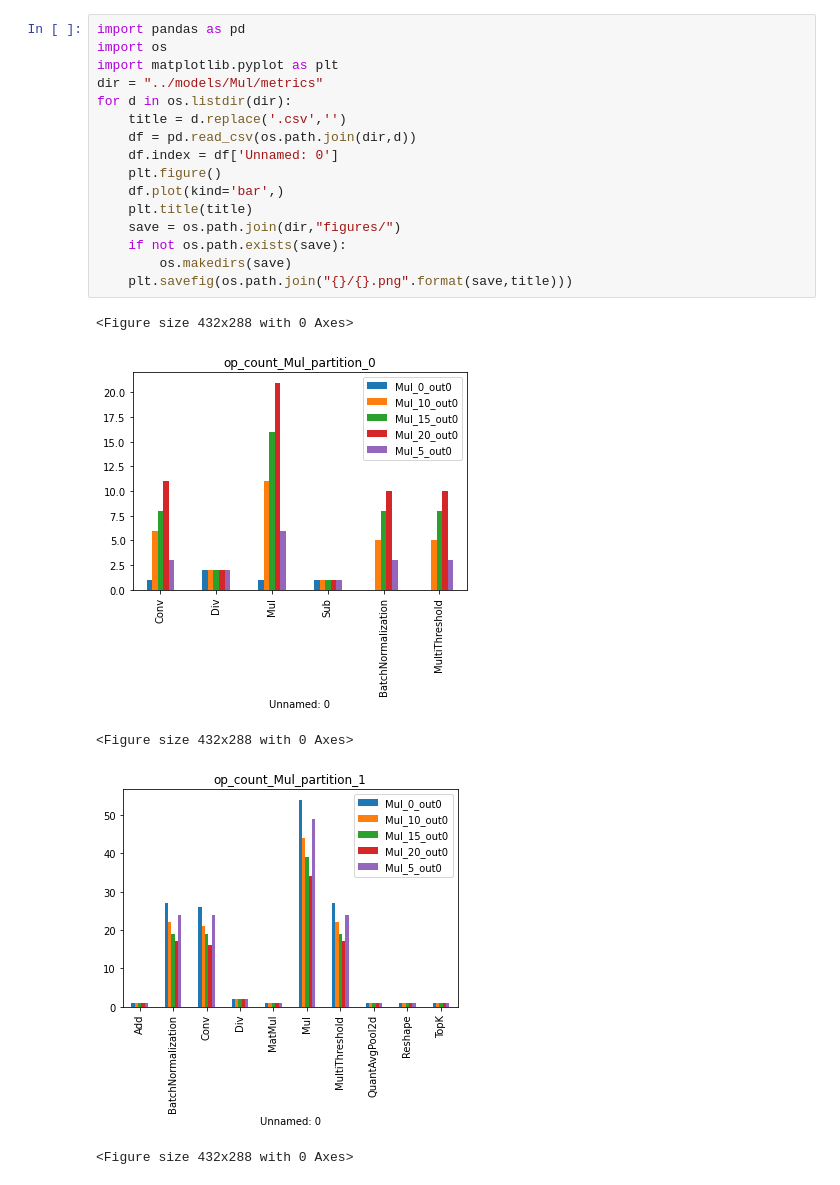
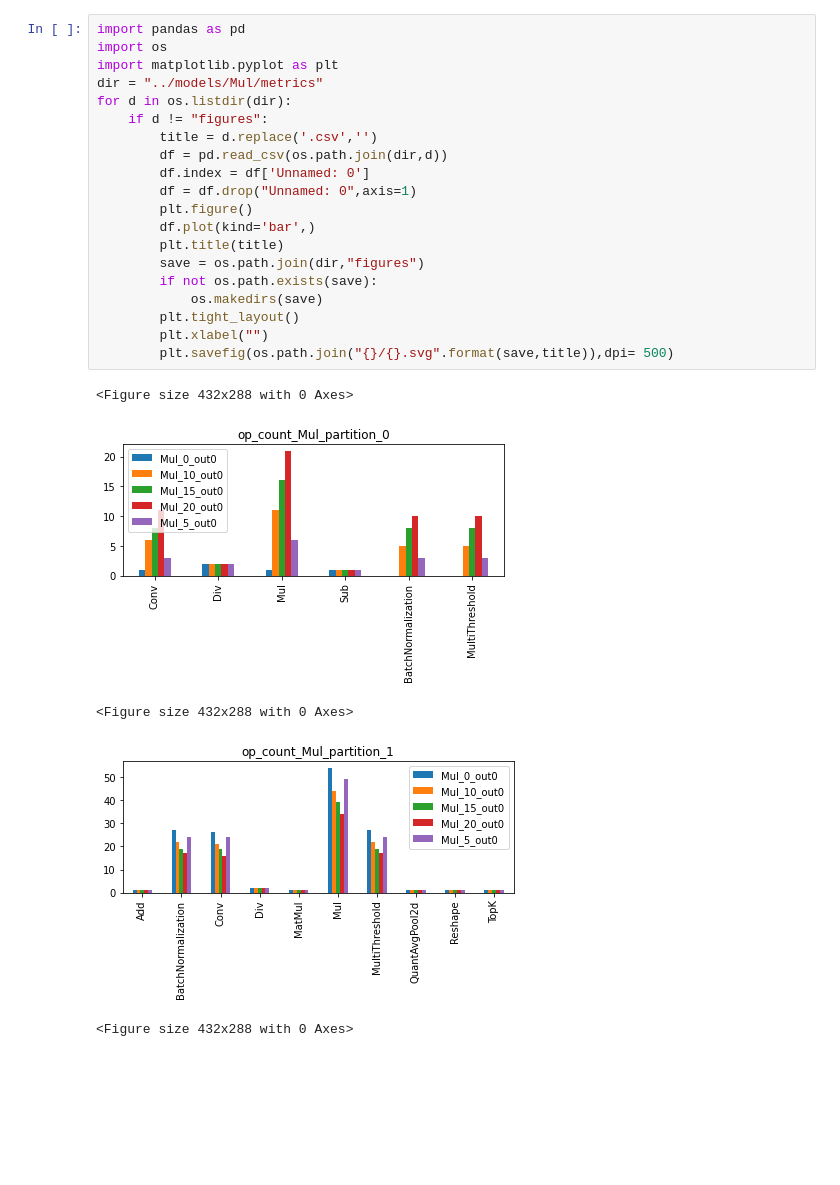
Before and after one commit to patrickgeel/MSC_Git_files, a Jupyter notebook: mobilenet_v1/juypter_notebooks/plot_data.ipynb, the cells around one changed output. Saved outputs shown, nothing was run; the diff lists cells and outputs as text; blank space fills up the shorter version.

```diff
--- a/mobilenet_v1/juypter_notebooks/plot_data.ipynb
+++ b/mobilenet_v1/juypter_notebooks/plot_data.ipynb
@@ -1,22 +1,26 @@
 # %%
 import pandas as pd
 import os
 import matplotlib.pyplot as plt
 dir = "../models/Mul/metrics"
 for d in os.listdir(dir):
-    title = d.replace('.csv','')
-    df = pd.read_csv(os.path.join(dir,d))
-    df.index = df['Unnamed: 0']
-    plt.figure()
-    df.plot(kind='bar',)
-    plt.title(title)
-    save = os.path.join(dir,"figures/")
-    if not os.path.exists(save):
-        os.makedirs(save)
-    plt.savefig(os.path.join("{}/{}.png".format(save,title)))
+    if d != "figures":
+        title = d.replace('.csv','')
+        df = pd.read_csv(os.path.join(dir,d))
+        df.index = df['Unnamed: 0']
+        df = df.drop("Unnamed: 0",axis=1)
+        plt.figure()
+        df.plot(kind='bar',)
+        plt.title(title)
+        save = os.path.join(dir,"figures")
+        if not os.path.exists(save):
+            os.makedirs(save)
+        plt.tight_layout()
+        plt.xlabel("")
+        plt.savefig(os.path.join("{}/{}.svg".format(save,title)),dpi= 500)
 # %% [output]
 <Figure size 432x288 with 0 Axes>
-[figure, old version]
+[figure, new version]
 <Figure size 432x288 with 0 Axes>
-[figure, old version]
+[figure, new version]
 <Figure size 432x288 with 0 Axes>
```
Also changed, not shown: parts of 1 cell of this notebook, 6 other files.
